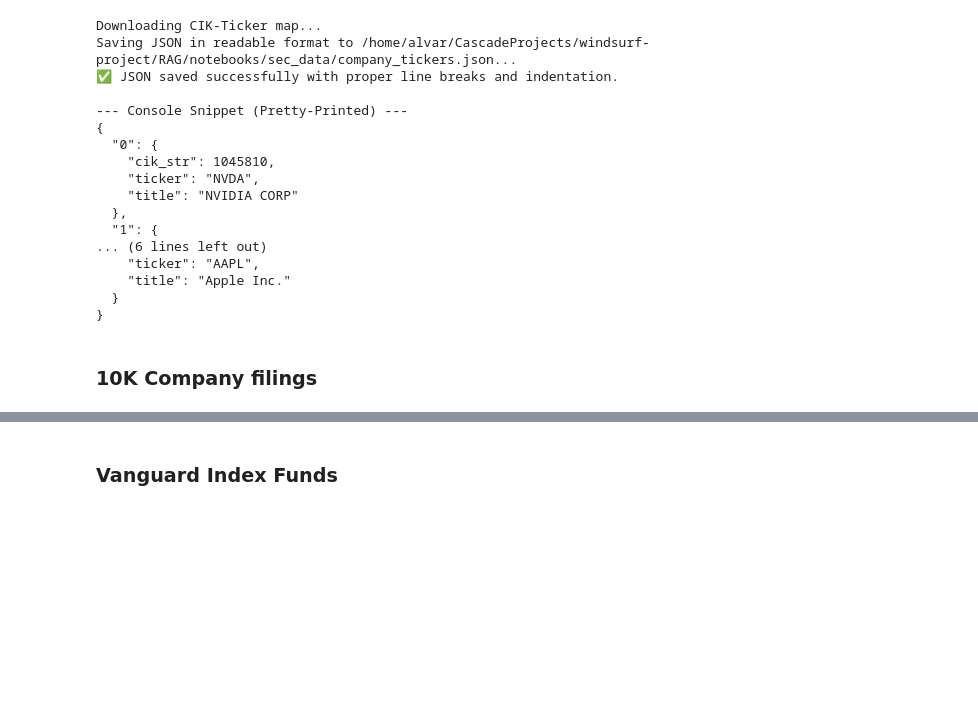
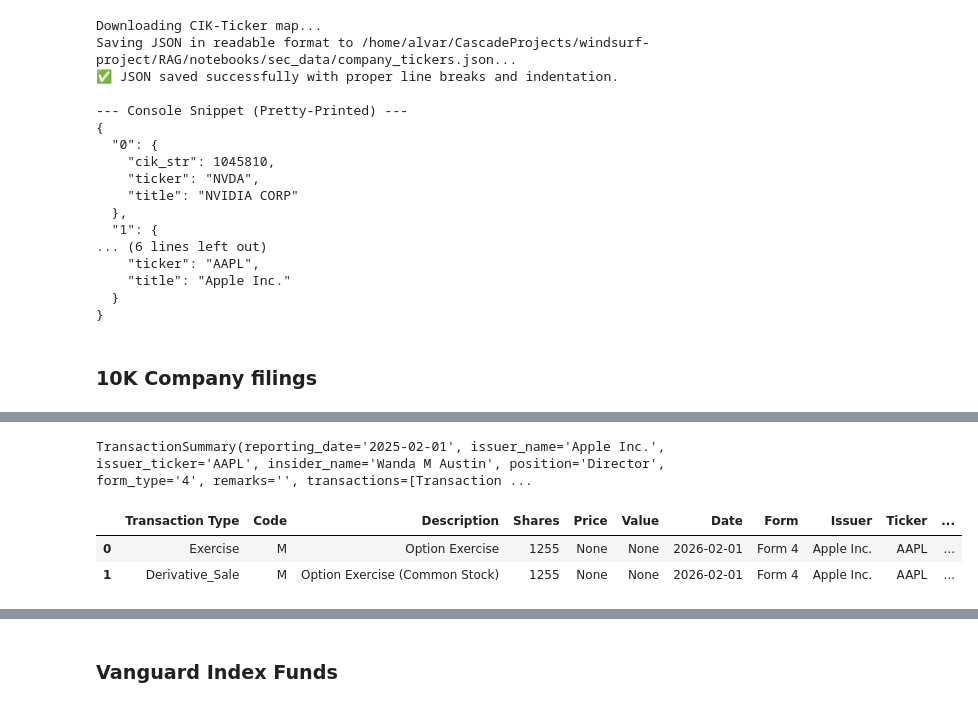
Before and after one commit to alvarezcondeluis/RAG, a Jupyter notebook: notebooks/edgar.ipynb, the cells around one changed output, grey strips where cells are left out. Saved outputs shown, nothing was run; the diff lists cells and outputs as text; code cells hidden in the pictures; blank space fills up the shorter version.

```diff
--- a/notebooks/edgar.ipynb
+++ b/notebooks/edgar.ipynb
@@ -90,0 +72,29 @@ The Company designs, manufactures and markets smartphones, personal computers, t
+# %%
+
+from edgar import set_identity, Company, use_local_storage
+import re
+import sys
+from pathlib import Path
+
+RAG_DIR = Path("/home/alvar/CascadeProjects/windsurf-project/RAG/")
+if str(RAG_DIR) not in sys.path:
+    sys.path.insert(0, str(RAG_DIR))
+
+
+SRC_DIR = Path("/home/alvar/CascadeProjects/windsurf-project/RAG/src/")
+if str(SRC_DIR) not in sys.path:
+    sys.path.insert(0, str(SRC_DIR))
+set_identity("luis.alvarez.conde@alumnos.upm.es")
+use_local_storage("./edgar_cache")  # optional
+from IPython.display import display, Markdown
+aapl = Company("MSFT")
+
+# Get latest 10-K and its data object
+tenk_filing = aapl.get_filings(form="10-K").latest()
+tenk = tenk_filing.obj()
+
+income_statement = tenk.income_statement
+
+df = income_statement.to_dataframe()
+print(df.to_string())
+print(income_statement)
@@ -90,0 +226,10 @@ The Company designs, manufactures and markets smartphones, personal computers, t
+# %%
+obj.get_ownership_summary()
+# %% [output]
+TransactionSummary(reporting_date='2025-02-01', issuer_name='Apple Inc.', issuer_ticker='AAPL', insider_name='Wanda M Austin', position='Director', form_type='4', remarks='', transactions=[Transaction ...
+# %%
+tenk.to_dataframe()
+# %% [output]
+|  | Transaction Type | Code | Description | Shares | Price | Value | Date | Form | Issuer | Ticker | ... |
+| 0 | Exercise | M | Option Exercise | 1255 | None | None | 2026-02-01 | Form 4 | Apple Inc. | AAPL | ... |
+| 1 | Derivative_Sale | M | Option Exercise (Common Stock) | 1255 | None | None | 2026-02-01 | Form 4 | Apple Inc. | AAPL | ... |
```
Also changed, not shown: parts of 12 cells of this notebook, 8 other files.
